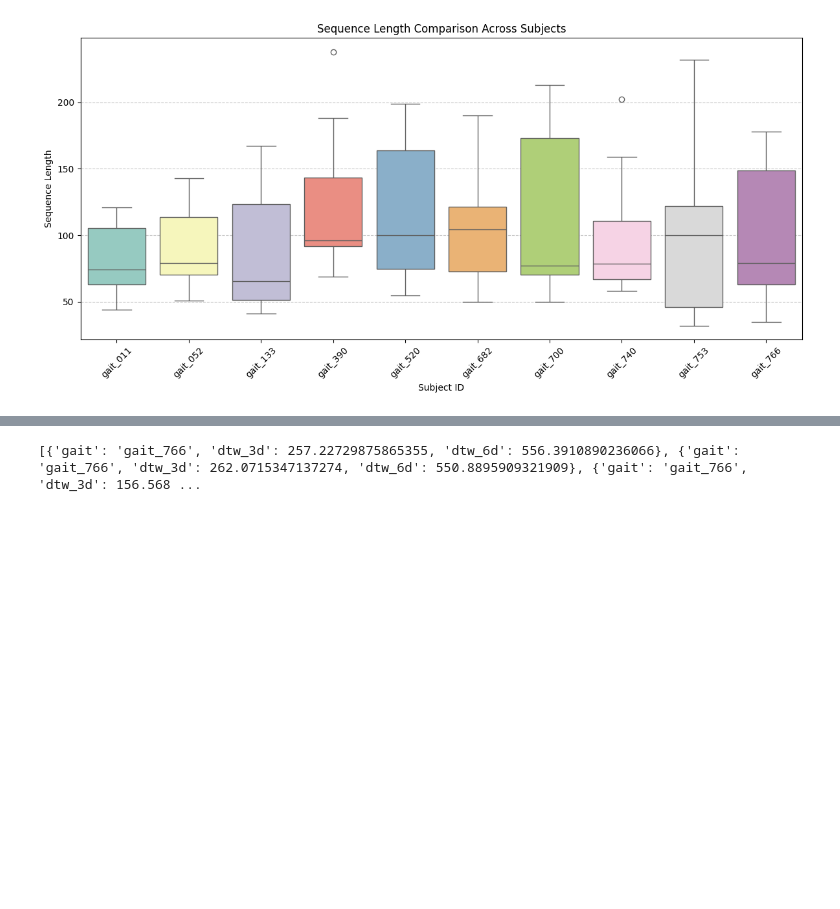
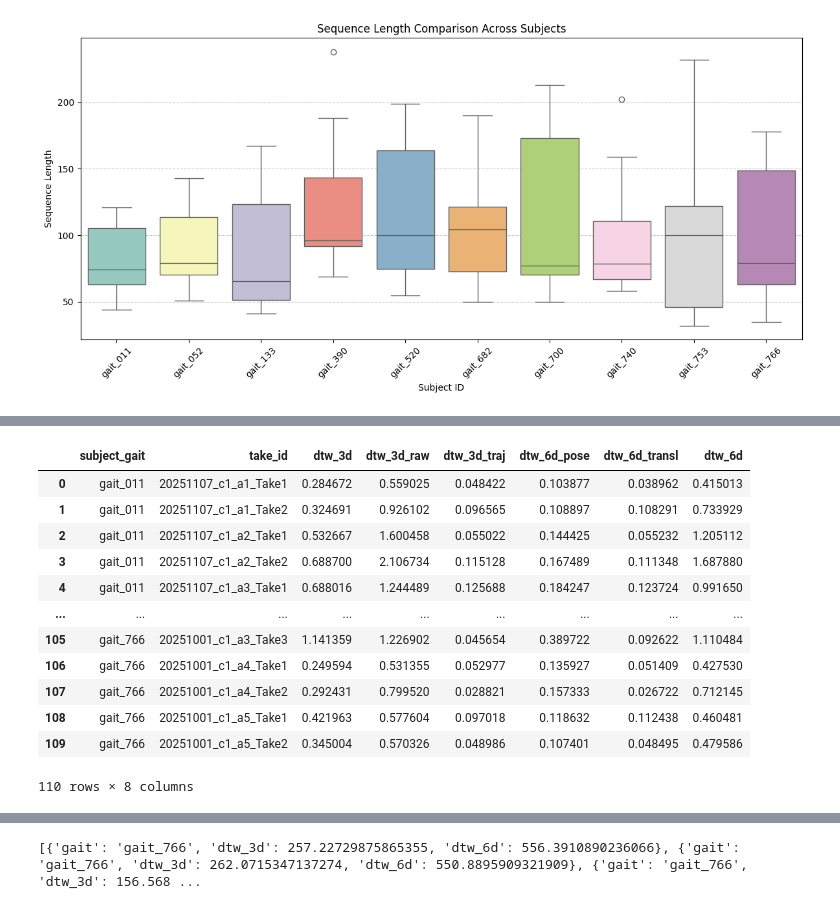
Before and after one commit to Rui1818/3d_motion_generation_cp, a Jupyter notebook: stats.ipynb, the cells around one changed output, grey strips where cells are left out. Drawn from its saved outputs; the diff is of its cells as text; code cells hidden in the pictures; blank space fills up the shorter version.

```diff
--- a/stats.ipynb
+++ b/stats.ipynb
@@ -204,0 +326,16 @@ gait_766   22.0  101.545455  49.409588  35.0  63.00   79.0  148.50  178.0
+# %%
+df2
+# %% [output]
+|  | subject_gait | take_id | dtw_3d | dtw_3d_raw | dtw_3d_traj | dtw_6d_pose | dtw_6d_transl | dtw_6d |
+| 0 | gait_011 | 20251107_c1_a1_Take1 | 0.284672 | 0.559025 | 0.048422 | 0.103877 | 0.038962 | 0.415013 |
+| 1 | gait_011 | 20251107_c1_a1_Take2 | 0.324691 | 0.926102 | 0.096565 | 0.108897 | 0.108291 | 0.733929 |
+| 2 | gait_011 | 20251107_c1_a2_Take1 | 0.532667 | 1.600458 | 0.055022 | 0.144425 | 0.055232 | 1.205112 |
+| 3 | gait_011 | 20251107_c1_a2_Take2 | 0.688700 | 2.106734 | 0.115128 | 0.167489 | 0.111348 | 1.687880 |
+| 4 | gait_011 | 20251107_c1_a3_Take1 | 0.688016 | 1.244489 | 0.125688 | 0.184247 | 0.123724 | 0.991650 |
+| ... | ... | ... | ... | ... | ... | ... | ... | ... |
+| 105 | gait_766 | 20251001_c1_a3_Take3 | 1.141359 | 1.226902 | 0.045654 | 0.389722 | 0.092622 | 1.110484 |
+| 106 | gait_766 | 20251001_c1_a4_Take1 | 0.249594 | 0.531355 | 0.052977 | 0.135927 | 0.051409 | 0.427530 |
+| 107 | gait_766 | 20251001_c1_a4_Take2 | 0.292431 | 0.799520 | 0.028821 | 0.157333 | 0.026722 | 0.712145 |
+| 108 | gait_766 | 20251001_c1_a5_Take1 | 0.421963 | 0.577604 | 0.097018 | 0.118632 | 0.112438 | 0.460481 |
+| 109 | gait_766 | 20251001_c1_a5_Take2 | 0.345004 | 0.570326 | 0.048986 | 0.107401 | 0.048495 | 0.479586 |
+110 rows × 8 columns
```
Also changed, not shown: parts of 13 cells of this notebook, 10 other files.
